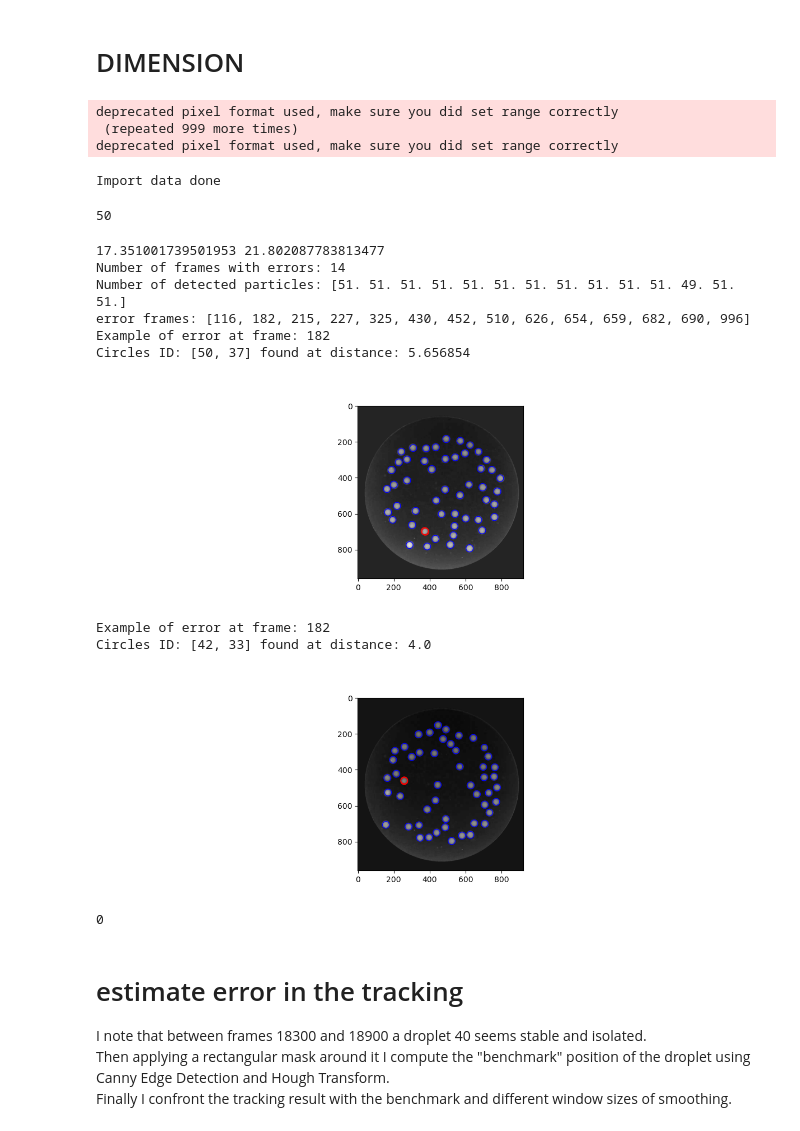
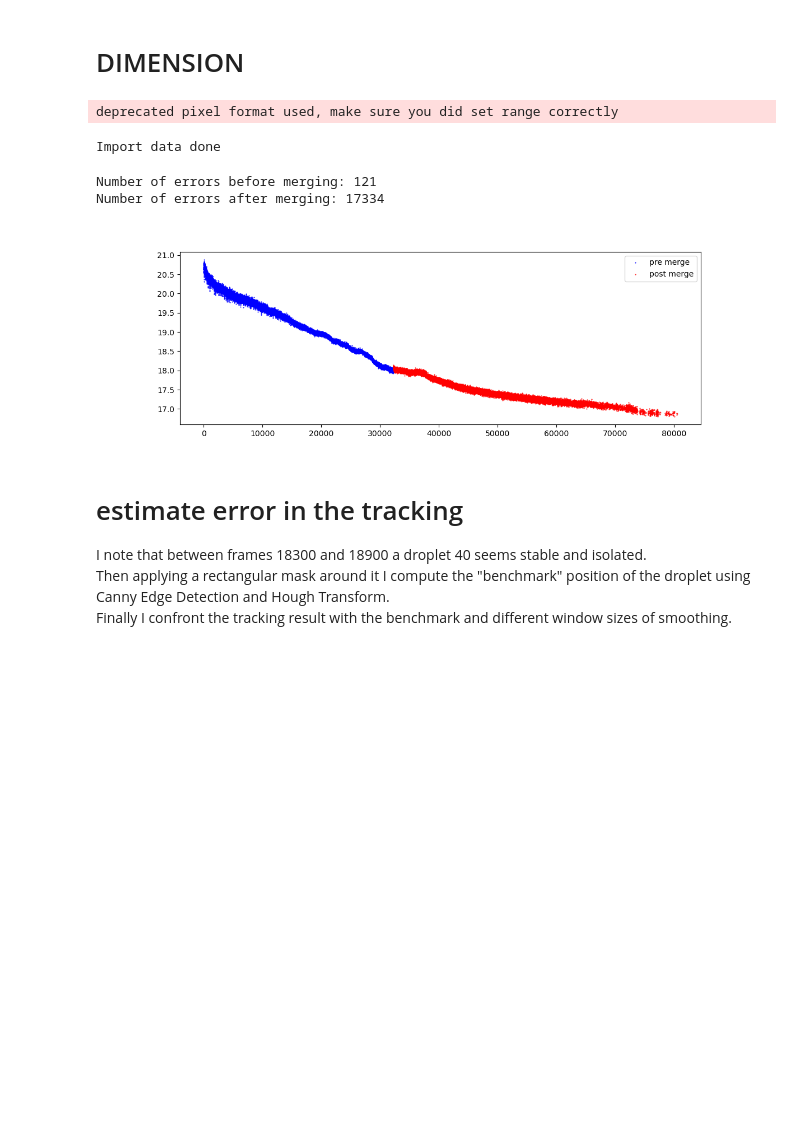
Before and after one commit to skandiz/MasterThesis, a Jupyter notebook: tracking/trajectoryTracking.ipynb, the cells around one changed output. Drawn from its saved outputs; the diff is of its cells as text; code cells hidden in the pictures; blank space fills up the shorter version.

Commit message:
pre and post merge tracking with hough circles

```diff
--- a/tracking/trajectoryTracking.ipynb
+++ b/tracking/trajectoryTracking.ipynb
@@ -250,7 +280,7 @@ def crop(image, x1, y1, x2, y2):
 # %%
 data = crop(pims.open('./data/movie.mp4'), 40, 55, 895, 910)
 
-nFrames = 40000 #len(data)
+nFrames = 1000 #len(data)
 data_preload = list(data[:nFrames])
 
 print("Import data done")
@@ -259,8 +289,6 @@ rawTrajs = pd.read_parquet("./results/parquet/full_movie_tracking.parquet")
 rawTrajs = rawTrajs.sort_values(["frame", "particle"])
 # %% [output]
 deprecated pixel format used, make sure you did set range correctly
- (repeated 999 more times)
-deprecated pixel format used, make sure you did set range correctly
 Import data done
 # %%
 def analyze_error(temp, err_ind, parameters):
@@ -293,51 +321,25 @@ def analyze_error(temp, err_ind, parameters):
     plt.show()
 
     return 0
-# %%
-parameters = {"dp": 2, "minDist": 15, "param1": 100, "param2": 0.5, "minRadius": 12, "maxRadius": 25}
-cv2.HoughCircles(data_preload[61], cv2.HOUGH_GRADIENT_ALT, **parameters)[0].shape[0]
-# %% [output]
-50
-# %%
-parameters = {"dp": 2, "minDist": 15, "param1": 100, "param2": 0.5, "minRadius": 12, "maxRadius": 25}
-if 1:
-    ok = np.zeros((1000, 50, 3))
-    err = []
-    err_frames = []
-    for i in tqdm(range(1000)):
-        temp = cv2.HoughCircles(data_preload[i], cv2.HOUGH_GRADIENT_ALT, **parameters)
-        correct_n = 50
-        if temp.shape[1] == 50:
-            ok[i]=temp[0]
-        else: # if the number of circles is not 50, save the error
-            err.append(temp[0])
-            err_frames.append(i)
-
-ok[ok==0] = np.nan
-print(np.nanmin(ok[:,:,2]), np.nanmax(ok[:,:,2]))
-
-print("Number of frames with errors:", len(err))
-detected_particles = np.zeros(len(err))
-for i in range(len(err)):
-    detected_particles[i] = err[i].shape[0]
-print("Number of detected particles:", detected_particles)
-print("error frames:", err_frames)
-
-print("Example of error at frame:", err_frames[1])
-analyze_error(err[1], err_frames[1], parameters)
-
-print("Example of error at frame:", err_frames[1])
-analyze_error(err[-1], err_frames[-1], parameters)
-# %% [output]
-17.351001739501953 21.802087783813477
-Number of frames with errors: 14
-Number of detected particles: [51. 51. 51. 51. 51. 51. 51. 51. 51. 51. 51. 49. 51. 51.]
-error frames: [116, 182, 215, 227, 325, 430, 452, 510, 626, 654, 659, 682, 690, 996]
-Example of error at frame: 182
-Circles ID: [50, 37] found at distance: 5.656854
-[figure, removed]
-Example of error at frame: 182
-Circles ID: [42, 33] found at distance: 4.0
-[figure, removed]
-0
+# %%
+pre_merge_droplets = pd.read_parquet("./pre_merge_droplets.parquet").replace(0, np.nan)
+post_merge_droplets = pd.read_parquet("./post_merge_droplets.parquet").replace(0, np.nan)
+pre_merge_errors = int(len(np.where(pre_merge_droplets.x.isnull())[0])/50)
+post_merge_errors = int(len(np.where(post_merge_droplets.x.isnull())[0])/50)
+print("Number of errors before merging:", pre_merge_errors)
+print("Number of errors after merging:", post_merge_errors)
+# %% [output]
+Number of errors before merging: 121
+Number of errors after merging: 17334
+# %%
+pre_merge_mean_dim = pre_merge_droplets.groupby("frame").mean("d").d
+post_merge_mean_dim = post_merge_droplets.groupby("frame").mean("d").d
+
+fig, ax = plt.subplots(1, 1)
+ax.plot(pre_merge_mean_dim, 'b.', markersize = 1, label = "pre merge")
+ax.plot(post_merge_mean_dim, 'r.', markersize = 1, label = "post merge")
+ax.legend()
+plt.show()
+# %% [output]
+[figure, added]
 # %%
```
Also changed, not shown: parts of 8 cells of this notebook, 3 other files.
